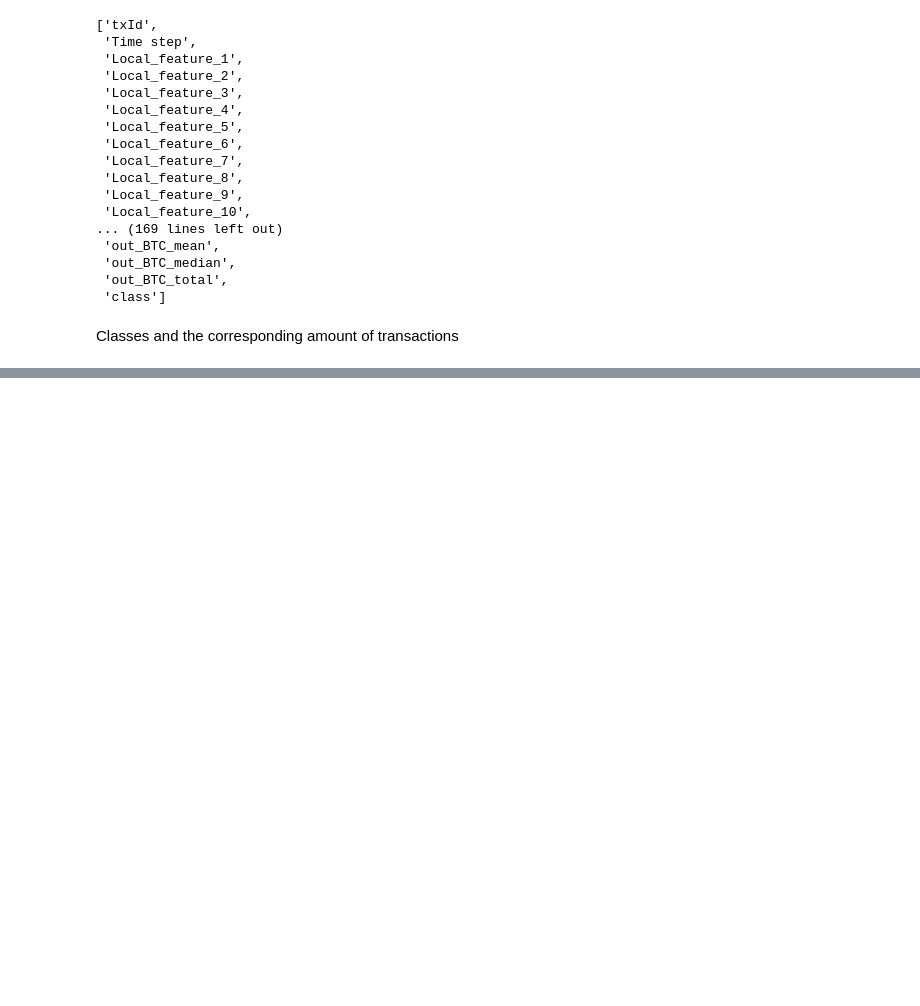
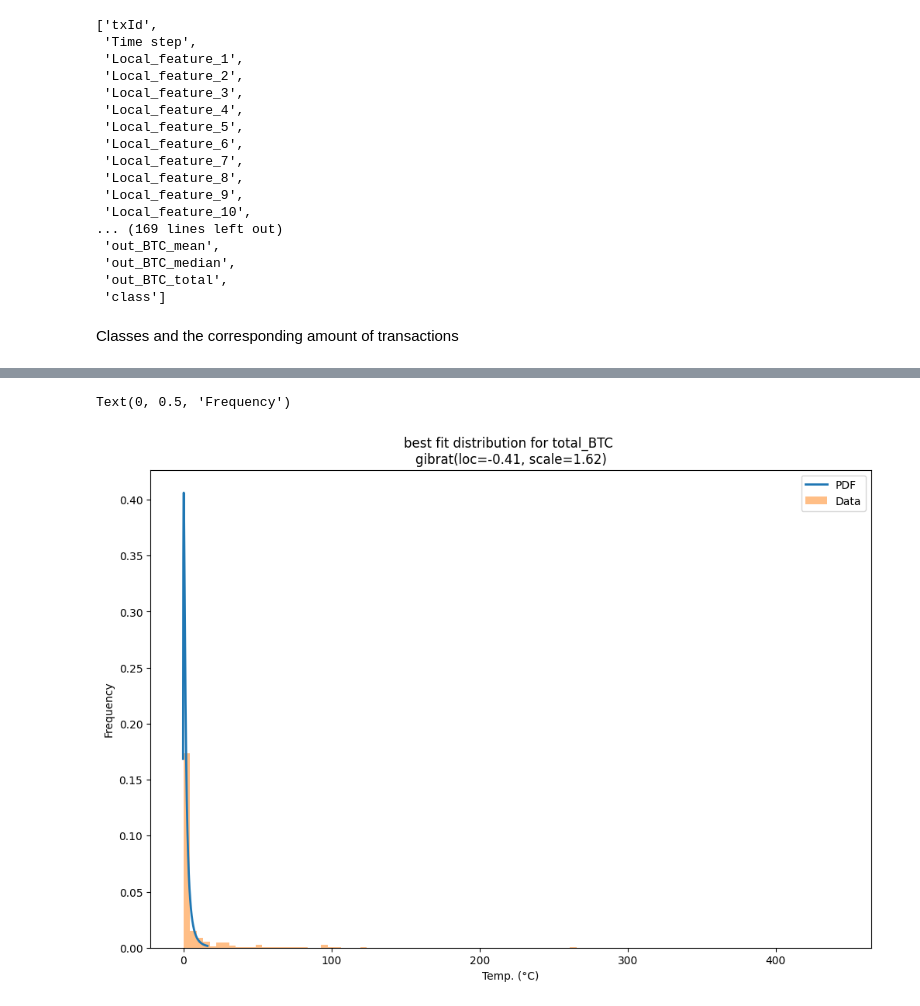
Before and after one commit to DimPap99/2AMM20_2023, a Jupyter notebook: dataset_analysis.ipynb, the cells around one changed output, grey strips where cells are left out. Cells and saved outputs as stored; diff of their text form; code cells hidden in the pictures; blank space fills up the shorter version.

```diff
--- a/dataset_analysis.ipynb
+++ b/dataset_analysis.ipynb
@@ -80,0 +143,21 @@ ValueError:
+# %%
+
+# Plot for comparison
+data = timestep_dataframe[examined_feature]
+plt.figure(figsize=(12,8))
+
+# Update plots
+
+ax = pdf.plot(lw=2, label='PDF', legend=True)
+data.plot(kind='hist', bins=_bins, density=True, alpha=0.5, label='Data', legend=True, ax=ax)
+
+param_names = (best_dist[0].shapes + ', loc, scale').split(', ') if best_dist[0].shapes else ['loc', 'scale']
+param_str = ', '.join(['{}={:0.2f}'.format(k,v) for k,v in zip(param_names, best_dist[1])])
+dist_str = '{}({})'.format(best_dist[0].name, param_str)
+
+ax.set_title(f'best fit distribution for {examined_feature} \n' + dist_str)
+ax.set_xlabel(u'Temp. (°C)')
+ax.set_ylabel('Frequency')
+# %% [output]
+Text(0, 0.5, 'Frequency')
+[figure, added]
```
Also changed, not shown: parts of 6 cells of this notebook, 2 other files.
